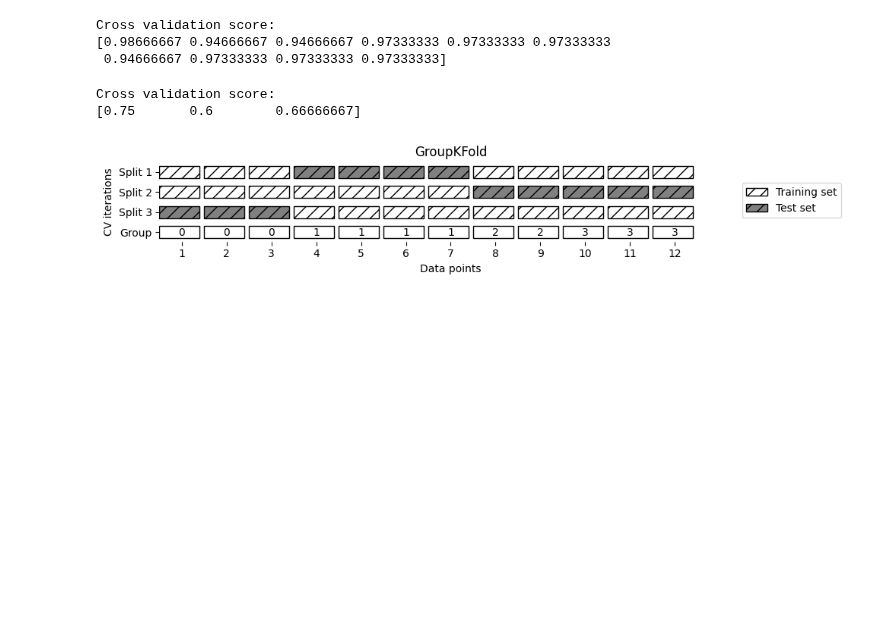
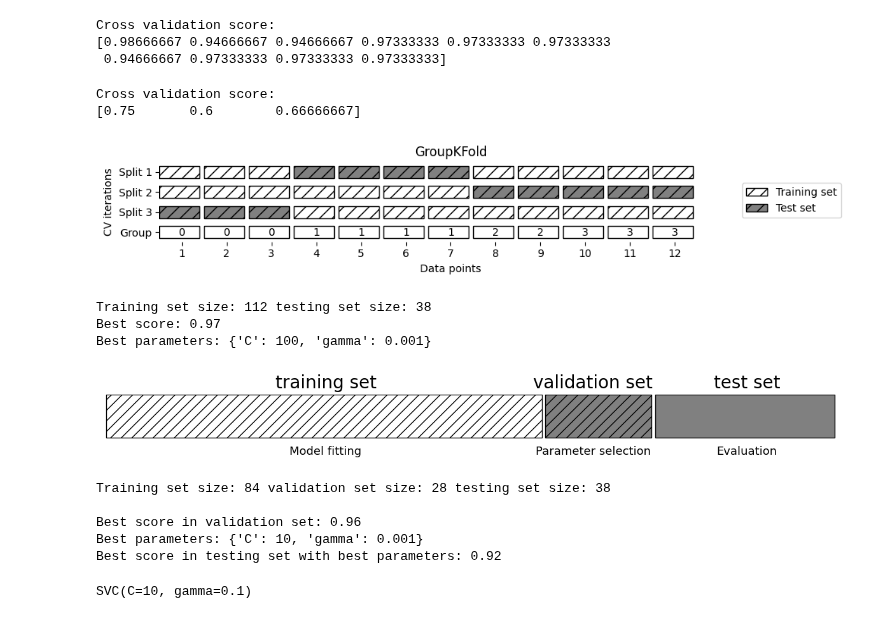
Before and after one commit to metju29/python-data-learning, a Jupyter notebook: Introduction to Machine Learning with Python book/chapter_5.ipynb, the cells around one changed output. Drawn from its saved outputs; the diff is of its cells as text; code cells hidden in the pictures; blank space fills up the shorter version.

```diff
--- a/Introduction to Machine Learning with Python book/chapter_5.ipynb
+++ b/Introduction to Machine Learning with Python book/chapter_5.ipynb
@@ -102,3 +106,71 @@ Cross validation score:
 mglearn.plots.plot_group_kfold()
 # %% [output]
 [figure]
+# %%
+# 5.2. Grid Search
+
+# 5.2.1. Simple Grid Search
+
+X_train, X_test, y_train, y_test = train_test_split(iris.data, iris.target, random_state=0)
+print(f"Training set size: {X_train.shape[0]} testing set size: {X_test.shape[0]}")
+best_score = 0
+for gamma in [0.001, 0.01, 0.1, 1, 10, 100]:
+    for C in [0.001, 0.01, 0.1, 1, 10, 100]:
+        svm = SVC(gamma=gamma, C=C)
+        svm.fit(X_train, y_train)
+        score = svm.score(X_test, y_test)
+        if score > best_score:
+            best_score = score
+            best_parameters = {'C': C, 'gamma': gamma}
+print(f"Best score: {best_score:.2f}")
+print(f"Best parameters: {best_parameters}")
+# %% [output]
+Training set size: 112 testing set size: 38
+Best score: 0.97
+Best parameters: {'C': 100, 'gamma': 0.001}
+# %%
+# 5.2.2. The Danger of Overfitting the Parameters and the Validation Set
+
+mglearn.plots.plot_threefold_split()
+# %% [output]
+[figure, added]
+# %%
+X_trainval, X_test, y_trainval, y_test = train_test_split(iris.data, iris.target, random_state=0)
+X_train, X_valid, y_train, y_valid = train_test_split(X_trainval, y_trainval, random_state=1)
+print(f"Training set size: {X_train.shape[0]} validation set size: {X_valid.shape[0]} testing set size: {X_test.shape[0]}\n")
+best_score = 0
+for gamma in [0.001, 0.01, 0.1, 1, 10, 100]:
+    for C in [0.001, 0.01, 0.1, 1, 10, 100]:
+        svm = SVC(gamma=gamma, C=C)
+        svm.fit(X_train, y_train)
+        score = svm.score(X_valid, y_valid)
+        if score > best_score:
+            best_score = score
+            best_parameters = {'C': C, 'gamma': gamma}
+svm = SVC(**best_parameters)
+svm.fit(X_trainval, y_trainval)
+test_score = svm.score(X_test, y_test)
+print(f"Best score in validation set: {best_score:.2f}")
+print(f"Best parameters: {best_parameters}")
+print(f"Best score in testing set with best parameters: {test_score:.2f}")
+# %% [output]
+Training set size: 84 validation set size: 28 testing set size: 38
+
+Best score in validation set: 0.96
+Best parameters: {'C': 10, 'gamma': 0.001}
+Best score in testing set with best parameters: 0.92
+# %%
+# 5.2.3. Grid Search with Cross-Validation
+
+for gamma in [0.001, 0.01, 0.1, 1, 10, 100]:
+    for C in [0.001, 0.01, 0.1, 1, 10, 100]:
+        svm = SVC(gamma=gamma, C=C)
+        scores = cross_val_score(svm, X_trainval, y_trainval, cv=5)
+        score = np.mean(scores)
+        if score > best_score:
+            best_score = score
+            best_parameters = {'C': C, 'gamma': gamma}
+svm = SVC(**best_parameters)
+svm.fit(X_trainval, y_trainval)
+# %% [output]
+SVC(C=10, gamma=0.1)
```
Also changed, not shown: parts of 14 cells of this notebook.
